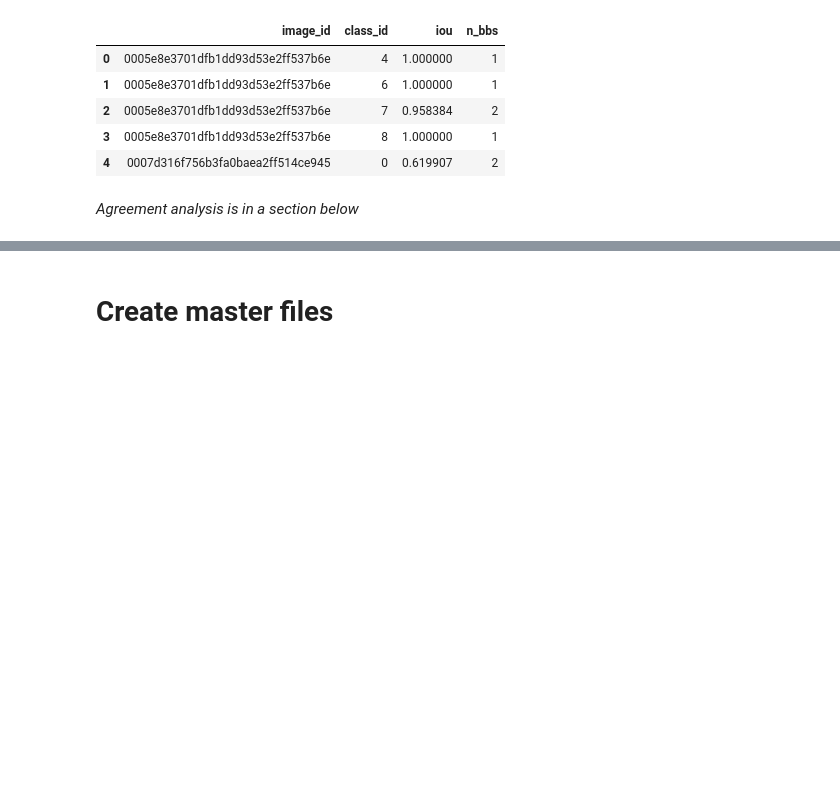
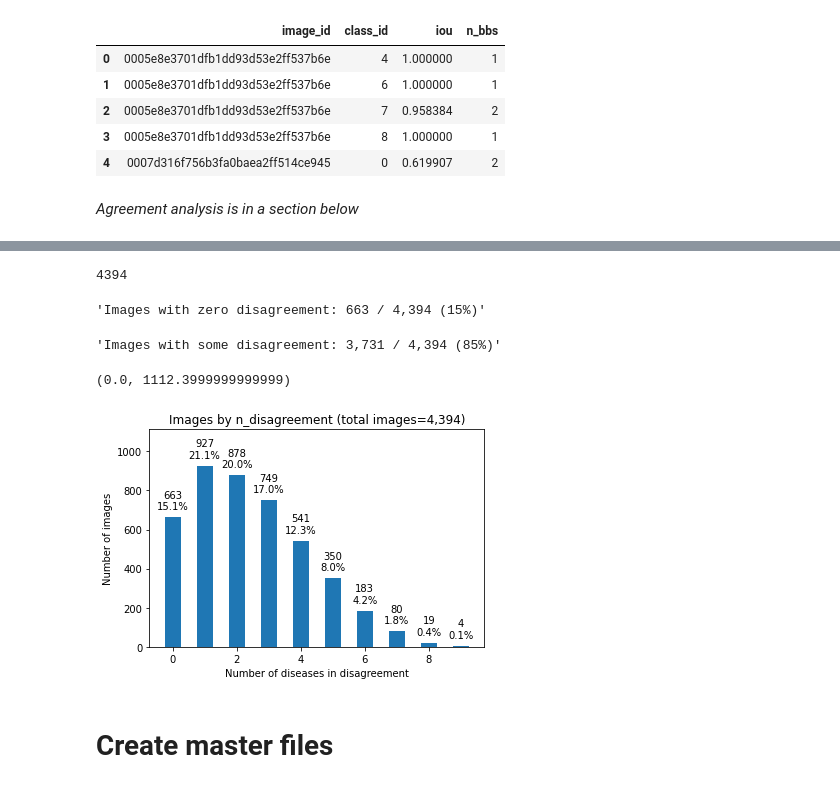
Before and after one commit to pdpino/medical-ai, a Jupyter notebook: medai/datasets/notebooks/vinbig.ipynb, the cells around one changed output, grey strips where cells are left out. Saved outputs shown, nothing was run; the diff lists cells and outputs as text; code cells hidden in the pictures; blank space fills up the shorter version.

```diff
--- a/medai/datasets/notebooks/vinbig.ipynb
+++ b/medai/datasets/notebooks/vinbig.ipynb
@@ -290,0 +302,4 @@ _Agreement analysis is in a section below_
+# %%
+df_with_diseases = df.loc[df['class_id'] != 14]
+print(len(df_with_diseases))
+df_with_diseases.head()
@@ -290,0 +314,5 @@ _Agreement analysis is in a section below_
+# %%
+cols = ['class_id', 'rad_id']
+dxs_by_disease = df_with_diseases.groupby('image_id')[cols].apply(lambda x: list(x.values))
+# dxs_by_disease = dxs_by_disease.to_dict()
+dxs_by_disease
@@ -291,3 +333,54 @@ _Agreement analysis is in a section below_
+# %%
+n_diseases_not_full_accounted = defaultdict(list)
+
+for image_id, dxs in dxs_by_disease.to_dict().items():
+    dxs_by_rad = defaultdict(set)
+    diseases_counter = Counter()
+    for dx in dxs:
+        disease_id, rad_id = tuple(dx)
+        dxs_by_rad[rad_id].add(disease_id)
+        diseases_counter[disease_id] += 1
+
+    n_rads = len(dxs_by_rad)
+    for disease_id, amount in diseases_counter.items():
+        if amount != n_rads:
+            n_diseases_not_full_accounted[image_id].append(disease_id)
+
+    if image_id not in n_diseases_not_full_accounted:
+        n_diseases_not_full_accounted[image_id] = []
+# %%
+values = [len(v) for v in n_diseases_not_full_accounted.values()]
+len(values)
+# %% [output]
+4394
+# %%
+n_images = len(values)
+n_with_zero = len([v for v in values if v == 0])
+f'Images with zero disagreement: {n_with_zero:,} / {n_images:,} ({n_with_zero/n_images* 100:.0f}%)'
+# %% [output]
+'Images with zero disagreement: 663 / 4,394 (15%)'
+# %%
+n_with_one_plus = n_images - n_with_zero
+f'Images with some disagreement: {n_with_one_plus:,} / {n_images:,} ({n_with_one_plus/n_images* 100:.0f}%)'
+# %% [output]
+'Images with some disagreement: 3,731 / 4,394 (85%)'
+# %%
+bar_values, bins, _ = plt.hist(values, bins=10, align='left', rwidth=0.5)
+plt.xlabel('Number of diseases in disagreement')
+plt.ylabel('Number of images')
+plt.title(f'Images by n_disagreement (total images={n_images:,})')
+
+for bar_value, bin_value in zip(bar_values, bins):
+    if bar_value == 0:
+        continue
+
+    text = f'{int(bar_value):,}\n{bar_value/n_images*100:.1f}%'
+    plt.text(bin_value, bar_value + 30, text, ha='center', va='bottom')
+
+plt.ylim(0, max(bar_values)*1.2)
+# %% [output]
+(0.0, 1112.3999999999999)
+[figure, added]
 # %% [markdown]
 # Create master files
 # %%
```
Also changed, not shown: parts of 16 cells of this notebook, 8 other files.
